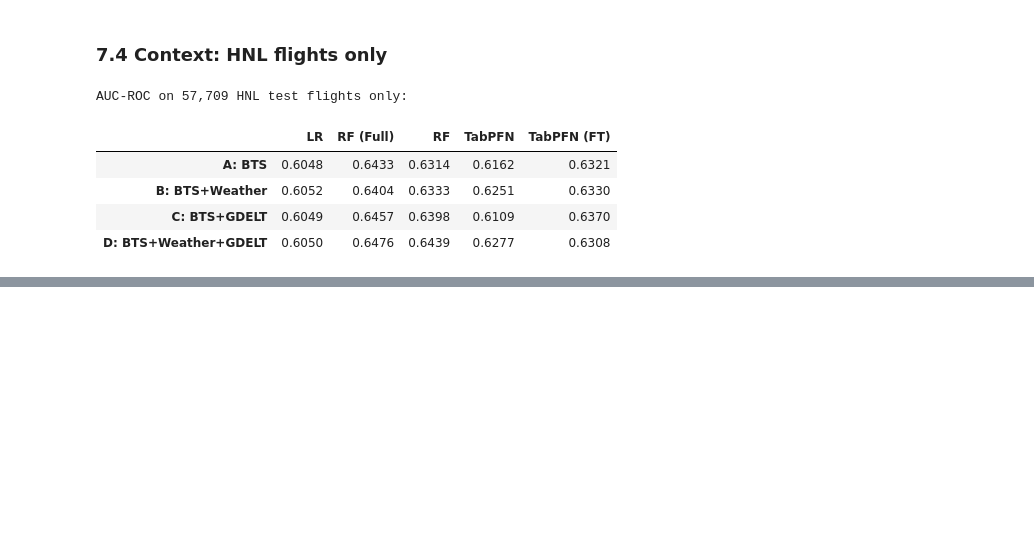
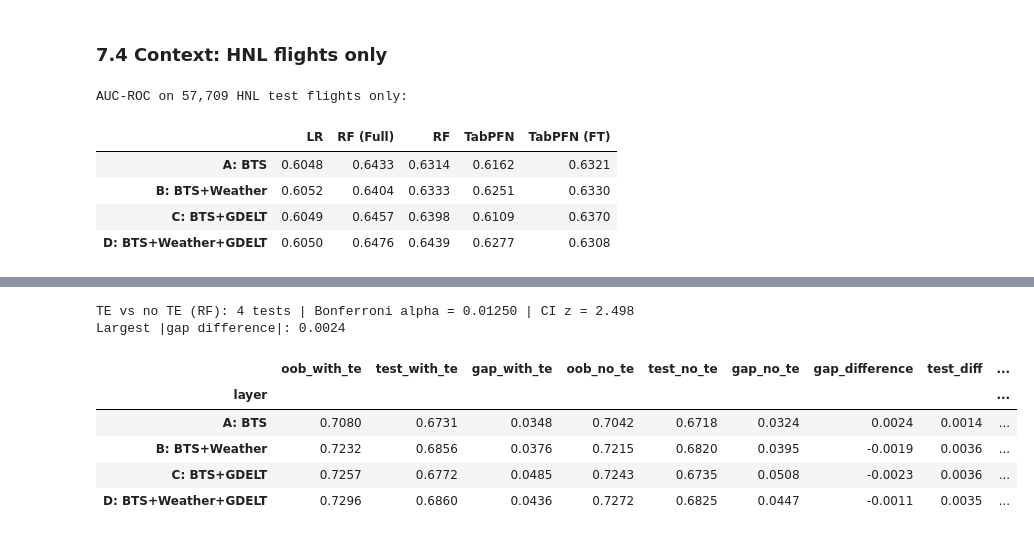
Before and after one commit to aniaand/BachelorThesisAirlineDelayPrediction, a Jupyter notebook: notebooks/results.ipynb, the cells around one changed output, grey strips where cells are left out. Drawn from its saved outputs; the diff is of its cells as text; code cells hidden in the pictures; blank space fills up the shorter version.

```diff
--- a/notebooks/results.ipynb
+++ b/notebooks/results.ipynb
@@ -1389,0 +1473,10 @@ AUC-ROC on 57,709 HNL test flights only:
+# %%
+with_te, te_test_probs = {}, {}
+for name in layer_files:
+    layer = canonicalize_layer(name)
+    saved = np.load(rf_dir / f"{name}_subsampled_probs.npz")
+    assert {"y_train", "oob_proba"} <= set(saved.files), f"{name}: OOB predictions not stored in the RF output"
+    assert np.allclose(saved["test_proba"], probs[("RF", layer)]), f"{name}: differs from the RF in the main grid"
+    with_te[layer] = te_summary(saved["y_train"], saved["oob_proba"], y_test, probs[("RF", layer)])
+    print(f"{short(layer)}: OOB AUC-ROC {with_te[layer]['oob_auc_roc']:.4f} -> "
+          f"2025 {with_te[layer]['test_auc_roc']:.4f} (gap {with_te[layer]['gap_auc_roc']:+.4f})")
@@ -1389,0 +1544,31 @@ AUC-ROC on 57,709 HNL test flights only:
+# %%
+rows = []
+for l in layer_order:
+    r = pairwise_delong(y_test, ["No TE", "With TE"], [te_test_probs[l], probs[("RF", l)]])[0]
+    rows.append({"family": "TE vs no TE (RF)", "group": l, **r})
+te_delong_df = add_effect_sizes_and_correction(pd.DataFrame(rows))
+
+w, wo = pd.DataFrame(with_te).T, pd.DataFrame(without_te).T
+te_compare = pd.DataFrame({
+    "oob_with_te": w["oob_auc_roc"], "test_with_te": w["test_auc_roc"], "gap_with_te": w["gap_auc_roc"],
+    "oob_no_te": wo["oob_auc_roc"], "test_no_te": wo["test_auc_roc"], "gap_no_te": wo["gap_auc_roc"],
+}).reindex(layer_order)
+te_compare["gap_difference"] = te_compare["gap_with_te"] - te_compare["gap_no_te"]
+te_compare = te_compare.join(te_delong_df.set_index("group")[["auc_diff", "ci_bonf_low", "ci_bonf_high",
+                                                              "p_bonferroni", "verdict"]]
+                             .rename(columns={"auc_diff": "test_diff"}))
+te_compare["auc_pr_with_te"], te_compare["auc_pr_no_te"] = w["test_auc_pr"], wo["test_auc_pr"]
+te_compare.index.name = "layer"
+te_compare.to_csv(results_dir / "robustness_te_comparison.csv")
+
+print(f"Largest |gap difference|: {te_compare['gap_difference'].abs().max():.4f}")
+te_compare.round(4)
+# %% [output]
+TE vs no TE (RF): 4 tests | Bonferroni alpha = 0.01250 | CI z = 2.498
+Largest |gap difference|: 0.0024
+|  | oob_with_te | test_with_te | gap_with_te | oob_no_te | test_no_te | gap_no_te | gap_difference | test_diff | ... |
+| layer |  |  |  |  |  |  |  |  | ... |
+| A: BTS | 0.7080 | 0.6731 | 0.0348 | 0.7042 | 0.6718 | 0.0324 | 0.0024 | 0.0014 | ... |
+| B: BTS+Weather | 0.7232 | 0.6856 | 0.0376 | 0.7215 | 0.6820 | 0.0395 | -0.0019 | 0.0036 | ... |
+| C: BTS+GDELT | 0.7257 | 0.6772 | 0.0485 | 0.7243 | 0.6735 | 0.0508 | -0.0023 | 0.0036 | ... |
+| D: BTS+Weather+GDELT | 0.7296 | 0.6860 | 0.0436 | 0.7272 | 0.6825 | 0.0447 | -0.0011 | 0.0035 | ... |
```
Also changed, not shown: parts of 13 cells of this notebook, 2 other files.
